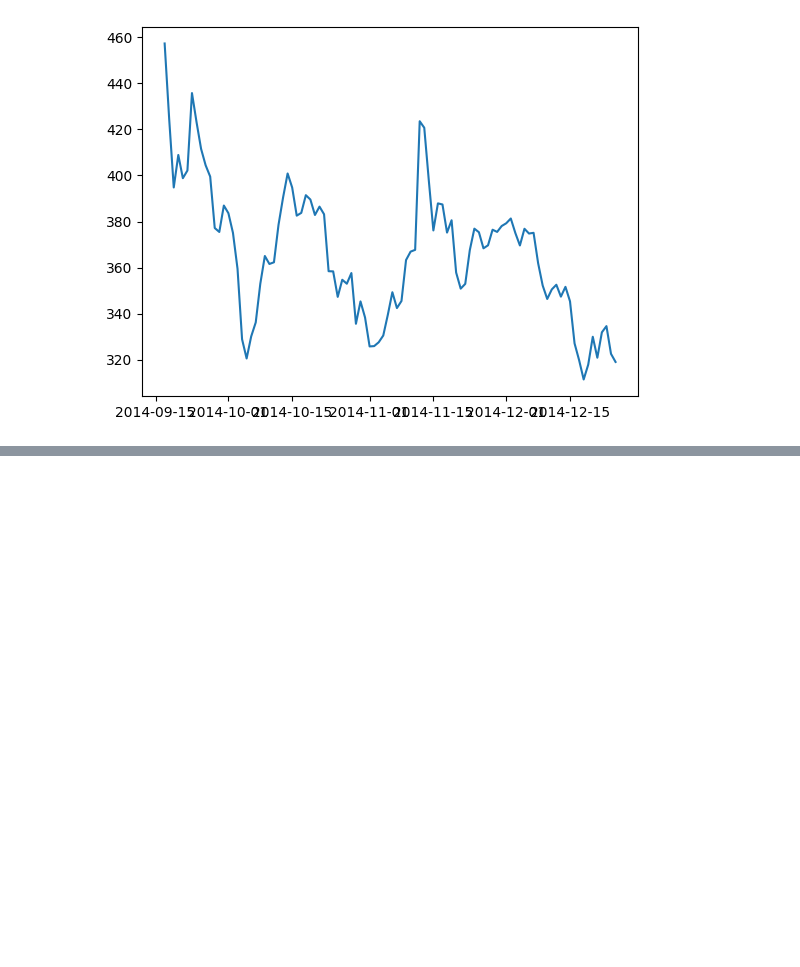
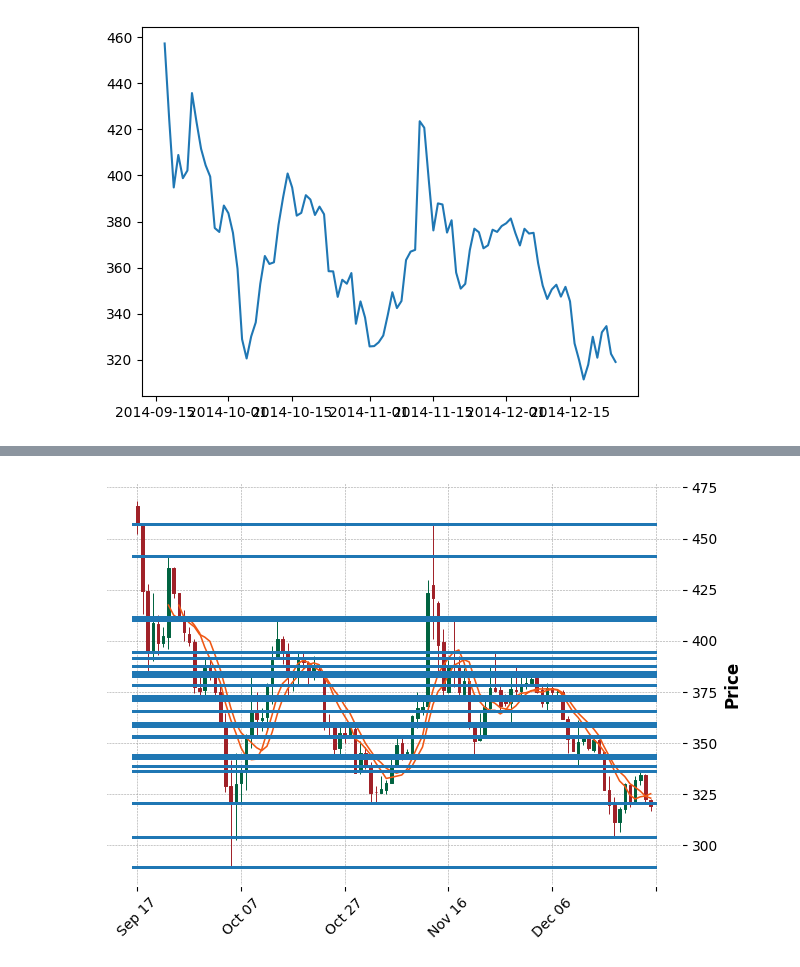
Before and after one commit to Generjet/binance_trader, a Jupyter notebook: jupyter/yfinancExtreme.ipynb, the cells around one changed output, grey strips where cells are left out. Drawn from its saved outputs; the diff is of its cells as text; code cells hidden in the pictures; blank space fills up the shorter version.

```diff
--- a/jupyter/yfinancExtreme.ipynb
+++ b/jupyter/yfinancExtreme.ipynb
@@ -44,0 +83,4 @@ fig.show()
+# %%
+mpf.plot(df, type='candle', hlines=levels.to_list(), style='charles', mav=(7, 9))
+# %% [output]
+[figure, added]
```
Also changed, not shown: parts of 9 cells of this notebook.
